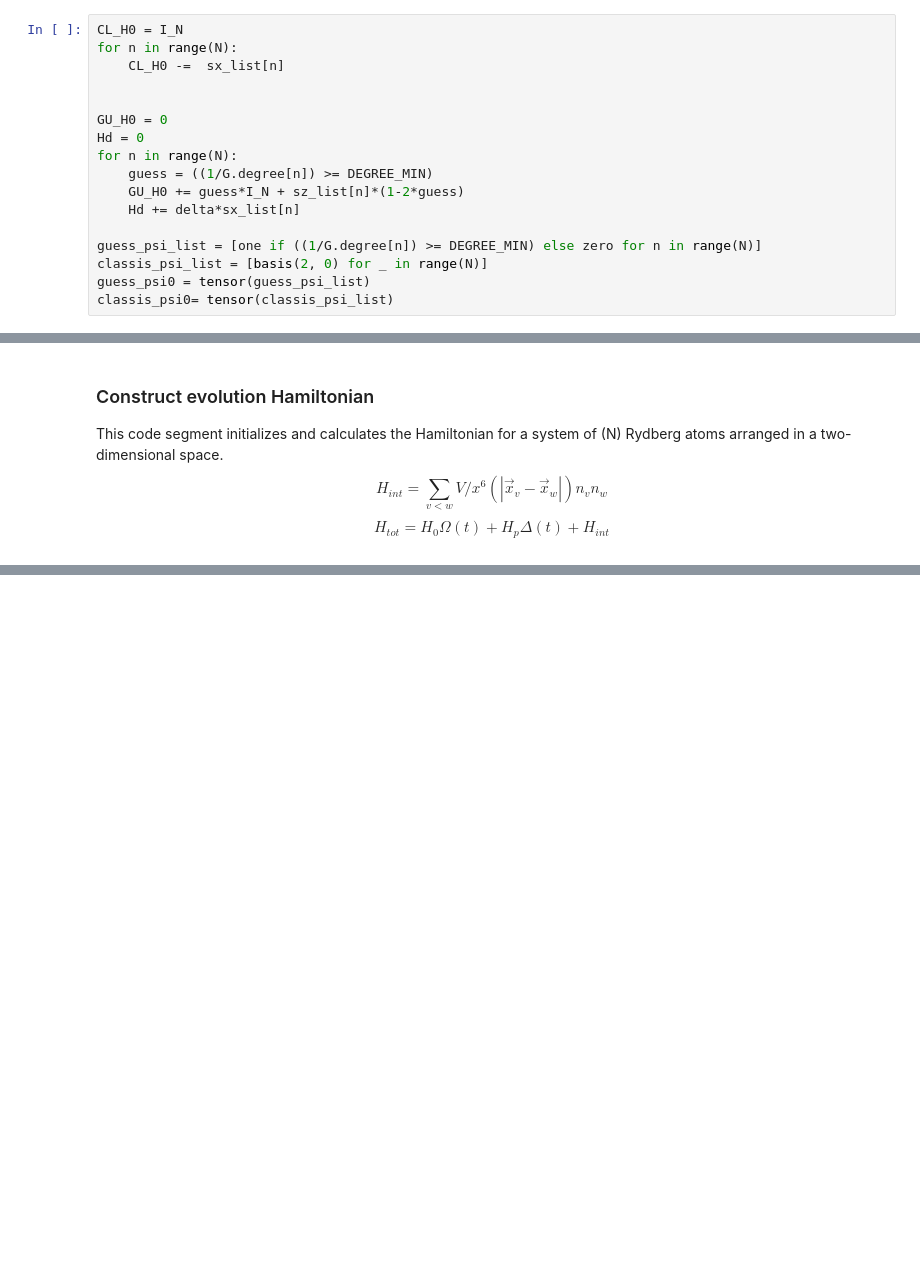
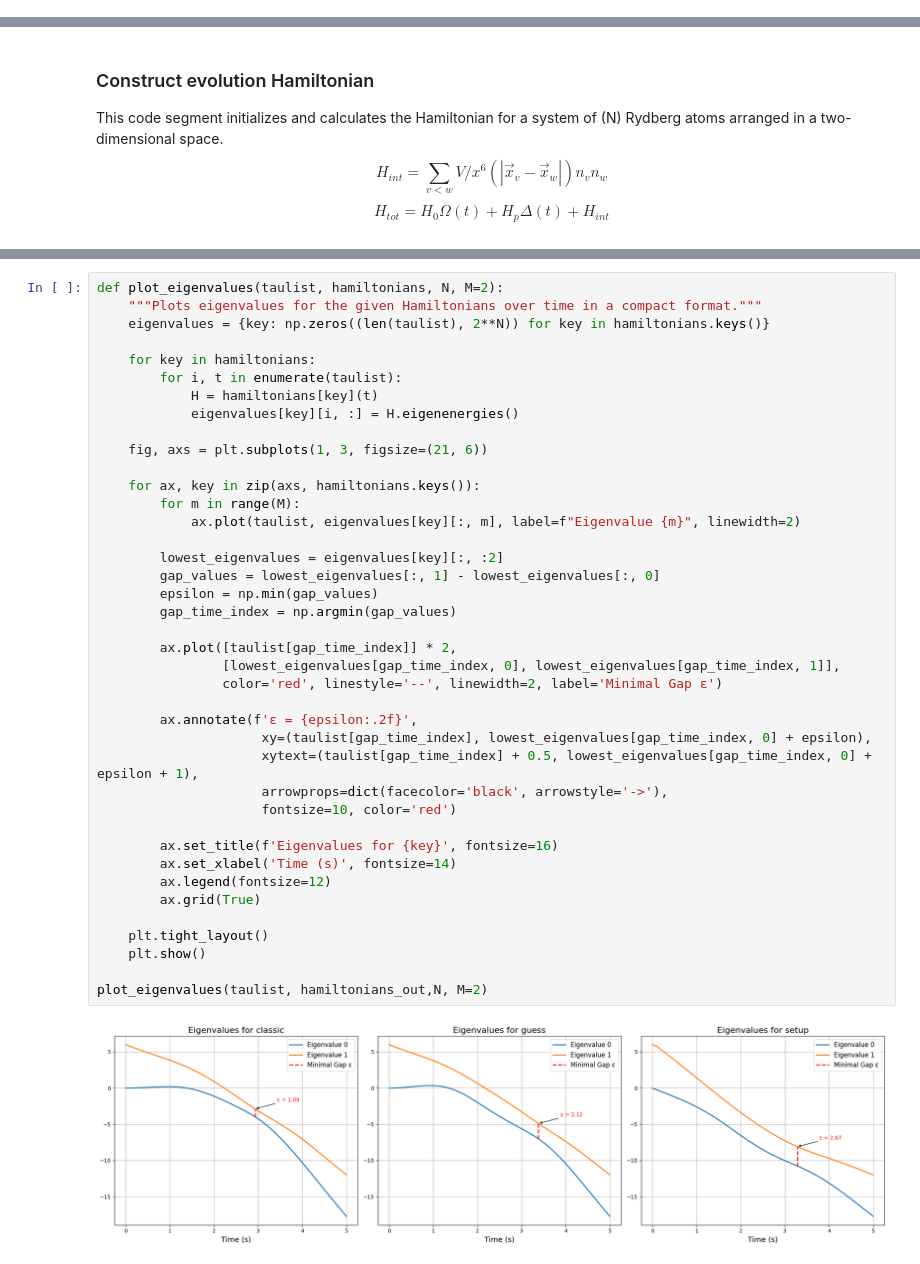
Before and after one commit to Noamcohen11/QCO, a Jupyter notebook: MISSimulations/LubyAlgo.ipynb, the cells around one changed output, grey strips where cells are left out. Drawn from its saved outputs; the diff is of its cells as text; blank space fills up the shorter version.

```diff
--- a/MISSimulations/LubyAlgo.ipynb
+++ b/MISSimulations/LubyAlgo.ipynb
@@ -161,20 +287,3 @@ The normal $H_0$ is based on the the existing algorithem:
 $$H_0 = \sum_{n=1}^NI - \sigma_x^n$$
 
 And the new $H_0$ is exacly the one described above.
-# %%
-CL_H0 = I_N
-for n in range(N):
-    CL_H0 -=  sx_list[n]
-
-
-GU_H0 = 0
-Hd = 0
-for n in range(N):
-    guess = ((1/G.degree[n]) >= DEGREE_MIN)
-    GU_H0 += guess*I_N + sz_list[n]*(1-2*guess)
-    Hd += delta*sx_list[n]
-
-guess_psi_list = [one if ((1/G.degree[n]) >= DEGREE_MIN) else zero for n in range(N)]
-classis_psi_list = [basis(2, 0) for _ in range(N)]
-guess_psi0 = tensor(guess_psi_list)
-classis_psi0= tensor(classis_psi_list)
@@ -399,0 +421,42 @@ plt.show()
+# %%
+def plot_eigenvalues(taulist, hamiltonians, N, M=2):
+    """Plots eigenvalues for the given Hamiltonians over time in a compact format."""
+    eigenvalues = {key: np.zeros((len(taulist), 2**N)) for key in hamiltonians.keys()}
+
+    for key in hamiltonians:
+        for i, t in enumerate(taulist):
+            H = hamiltonians[key](t)
+            eigenvalues[key][i, :] = H.eigenenergies()
+
+    fig, axs = plt.subplots(1, 3, figsize=(21, 6))
+
+    for ax, key in zip(axs, hamiltonians.keys()):
+        for m in range(M):
+            ax.plot(taulist, eigenvalues[key][:, m], label=f"Eigenvalue {m}", linewidth=2)
+
+        lowest_eigenvalues = eigenvalues[key][:, :2]
+        gap_values = lowest_eigenvalues[:, 1] - lowest_eigenvalues[:, 0]
+        epsilon = np.min(gap_values)
+        gap_time_index = np.argmin(gap_values)
+
+        ax.plot([taulist[gap_time_index]] * 2,
+                [lowest_eigenvalues[gap_time_index, 0], lowest_eigenvalues[gap_time_index, 1]],
+                color='red', linestyle='--', linewidth=2, label='Minimal Gap ε')
+
+        ax.annotate(f'ε = {epsilon:.2f}',
+                     xy=(taulist[gap_time_index], lowest_eigenvalues[gap_time_index, 0] + epsilon),
+                     xytext=(taulist[gap_time_index] + 0.5, lowest_eigenvalues[gap_time_index, 0] + epsilon + 1),
+                     arrowprops=dict(facecolor='black', arrowstyle='->'),
+                     fontsize=10, color='red')
+
+        ax.set_title(f'Eigenvalues for {key}', fontsize=16)
+        ax.set_xlabel('Time (s)', fontsize=14)
+        ax.legend(fontsize=12)
+        ax.grid(True)
+
+    plt.tight_layout()
+    plt.show()
+
+plot_eigenvalues(taulist, hamiltonians_out,N, M=2)
+# %% [output]
+[figure, added]
```
Also changed, not shown: parts of 21 cells of this notebook, 1 other file.
